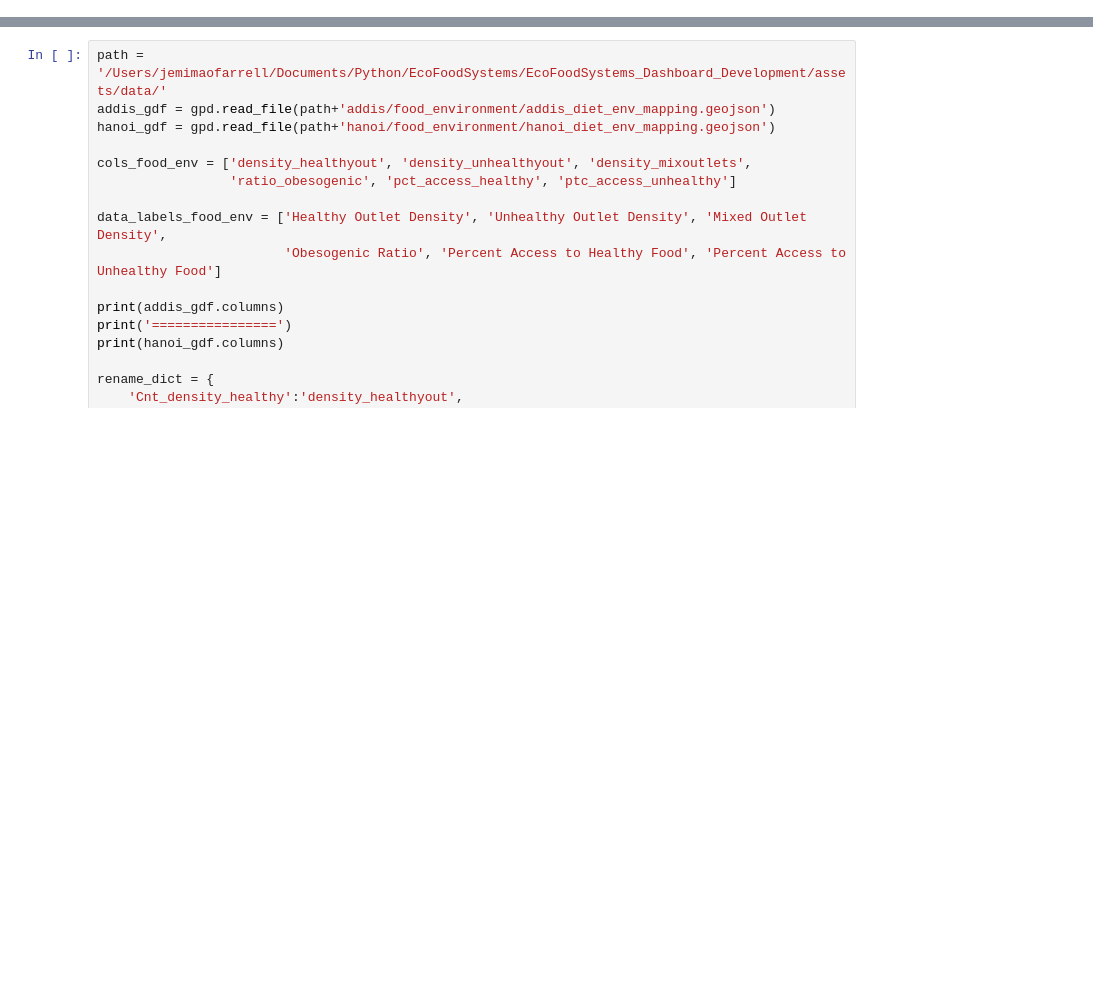
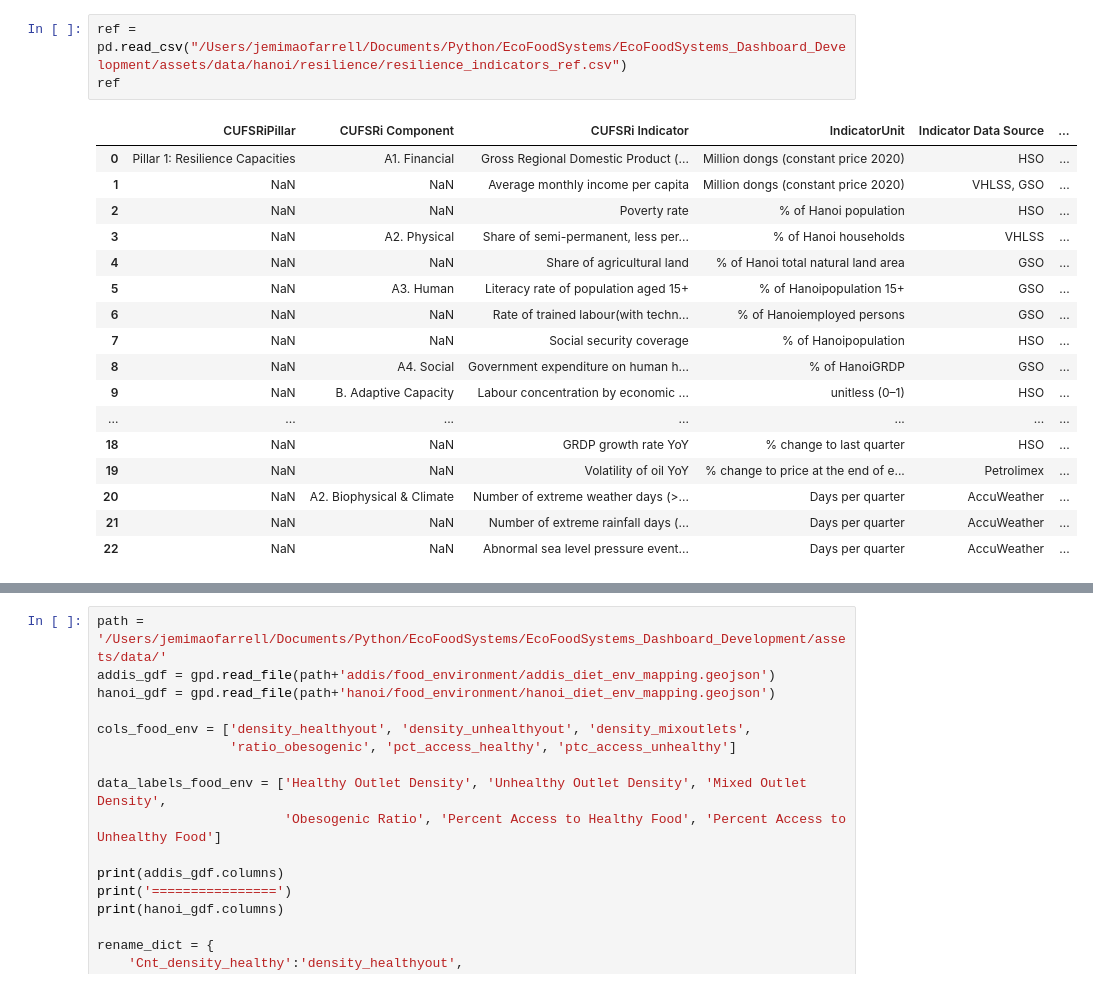
Before and after one commit to J-OFarrell/EcoFoodSystems-dashboard-development, a Jupyter notebook: legacy_files/data_prep.ipynb, the cells around one changed output, grey strips where cells are left out. Saved outputs shown, nothing was run; the diff lists cells and outputs as text; blank space fills up the shorter version.

```diff
--- a/legacy_files/data_prep.ipynb
+++ b/legacy_files/data_prep.ipynb
@@ -8,0 +399,21 @@ import json
+# %%
+ref = pd.read_csv("/Users/jemimaofarrell/Documents/Python/EcoFoodSystems/EcoFoodSystems_Dashboard_Development/assets/data/hanoi/resilience/resilience_indicators_ref.csv")
+ref
+# %% [output]
+|  | CUFSRiPillar | CUFSRi Component | CUFSRi Indicator | IndicatorUnit | Indicator Data Source | ... |
+| 0 | Pillar 1: Resilience Capacities | A1. Financial | Gross Regional Domestic Product (... | Million dongs (constant price 2020) | HSO | ... |
+| 1 | NaN | NaN | Average monthly income per capita | Million dongs (constant price 2020) | VHLSS, GSO | ... |
+| 2 | NaN | NaN | Poverty rate | % of Hanoi population | HSO | ... |
+| 3 | NaN | A2. Physical | Share of semi-permanent, less per... | % of Hanoi households | VHLSS | ... |
+| 4 | NaN | NaN | Share of agricultural land | % of Hanoi total natural land area | GSO | ... |
+| 5 | NaN | A3. Human | Literacy rate of population aged 15+ | % of Hanoipopulation 15+ | GSO | ... |
+| 6 | NaN | NaN | Rate of trained labour(with techn... | % of Hanoiemployed persons | GSO | ... |
+| 7 | NaN | NaN | Social security coverage | % of Hanoipopulation | HSO | ... |
+| 8 | NaN | A4. Social | Government expenditure on human h... | % of HanoiGRDP | GSO | ... |
+| 9 | NaN | B. Adaptive Capacity | Labour concentration by economic ... | unitless (0–1) | HSO | ... |
+| ... | ... | ... | ... | ... | ... | ... |
+| 18 | NaN | NaN | GRDP growth rate YoY | % change to last quarter | HSO | ... |
+| 19 | NaN | NaN | Volatility of oil YoY | % change to price at the end of e... | Petrolimex | ... |
+| 20 | NaN | A2. Biophysical & Climate | Number of extreme weather days (>... | Days per quarter | AccuWeather | ... |
+| 21 | NaN | NaN | Number of extreme rainfall days (... | Days per quarter | AccuWeather | ... |
+| 22 | NaN | NaN | Abnormal sea level pressure event... | Days per quarter | AccuWeather | ... |
```
Also changed, not shown: parts of 10 cells of this notebook, 10 other files.
